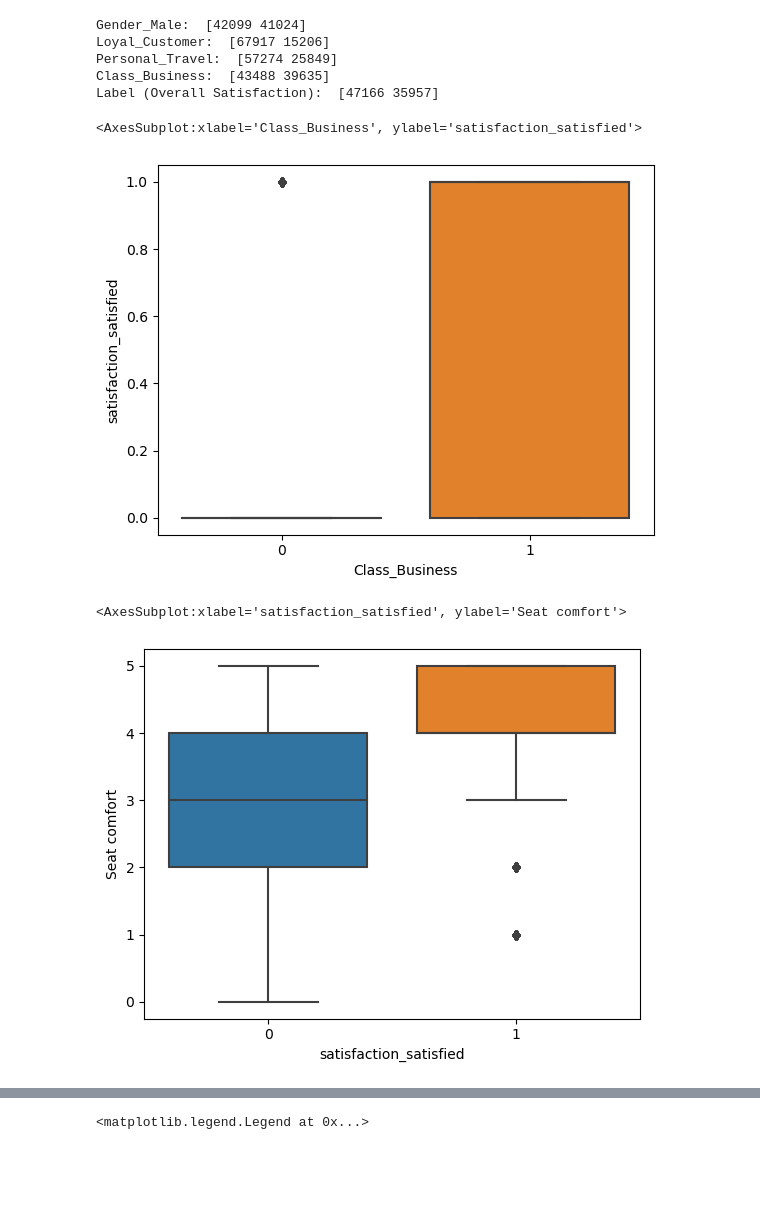
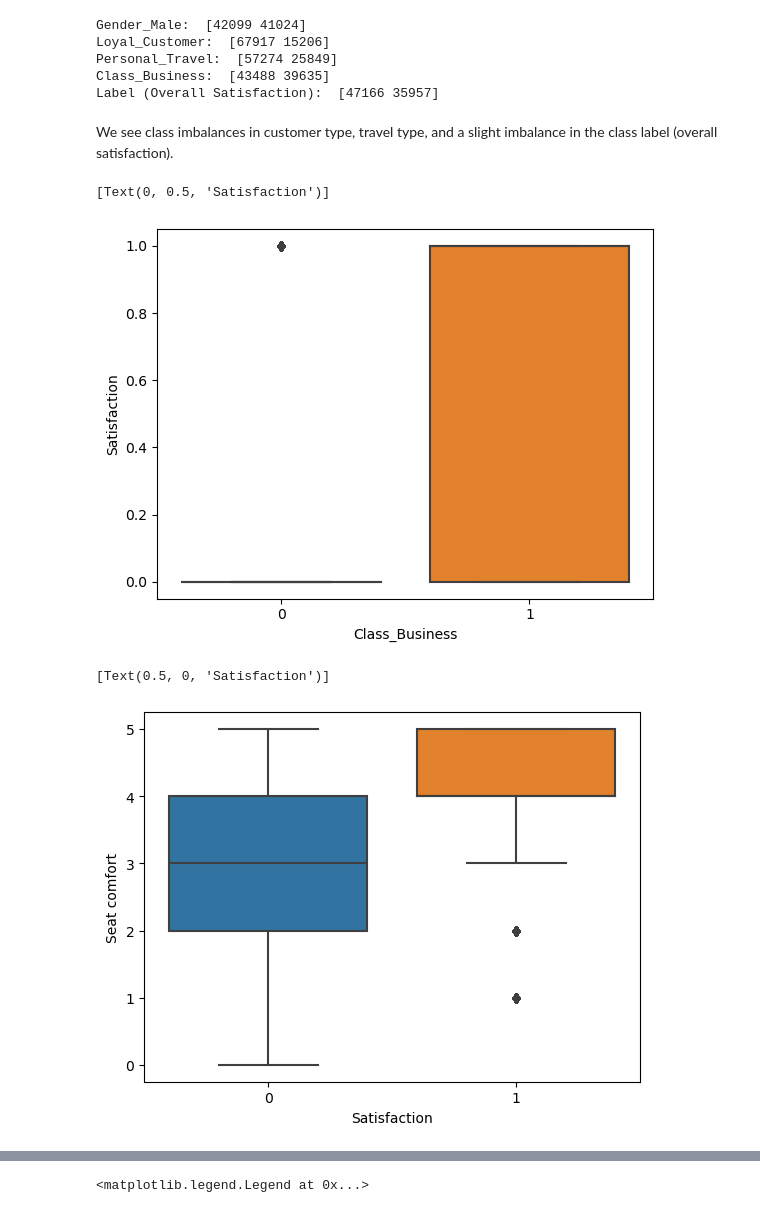
Before and after one commit to katezhang1234/Predict-Airline-Satisfaction, a Jupyter notebook: ML_airline_project.ipynb, the cells around one changed output, grey strips where cells are left out. Saved outputs shown, nothing was run; the diff lists cells and outputs as text; code cells hidden in the pictures; blank space fills up the shorter version.

Commit message:
Minor changes to data exploration/feature engineering

```diff
--- a/ML_airline_project.ipynb
+++ b/ML_airline_project.ipynb
@@ -229,16 +226,18 @@ Loyal_Customer:  [67917 15206]
 Personal_Travel:  [57274 25849]
 Class_Business:  [43488 39635]
 Label (Overall Satisfaction):  [47166 35957]
+# %% [markdown]
+We see class imbalances in customer type, travel type, and a slight imbalance in the class label (overall satisfaction).
 # %%
 import seaborn as sns
 
-sns.boxplot(x="Class_Business", y="satisfaction_satisfied", data=combined_train_df)
+sns.boxplot(x="Class_Business", y="satisfaction_satisfied", data=combined_train_df).set(ylabel = "Satisfaction")
 # %% [output]
-<AxesSubplot:xlabel='Class_Business', ylabel='satisfaction_satisfied'>
+[Text(0, 0.5, 'Satisfaction')]
-[figure, old version]
+[figure, new version]
 # %%
-sns.boxplot(x="satisfaction_satisfied", y="Seat comfort", data=combined_train_df)
+sns.boxplot(x="satisfaction_satisfied", y="Seat comfort", data=combined_train_df).set(xlabel = "Satisfaction")
 # %% [output]
-<AxesSubplot:xlabel='satisfaction_satisfied', ylabel='Seat comfort'>
+[Text(0.5, 0, 'Satisfaction')]
-[figure, old version]
+[figure, new version]
 # %%
```
Also changed, not shown: parts of 16 cells of this notebook.
